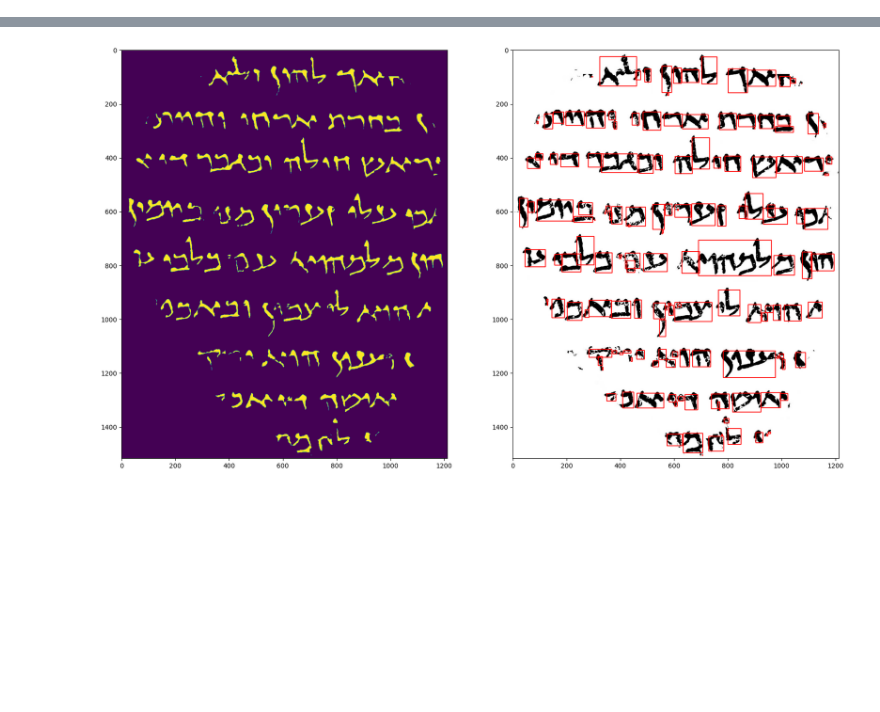
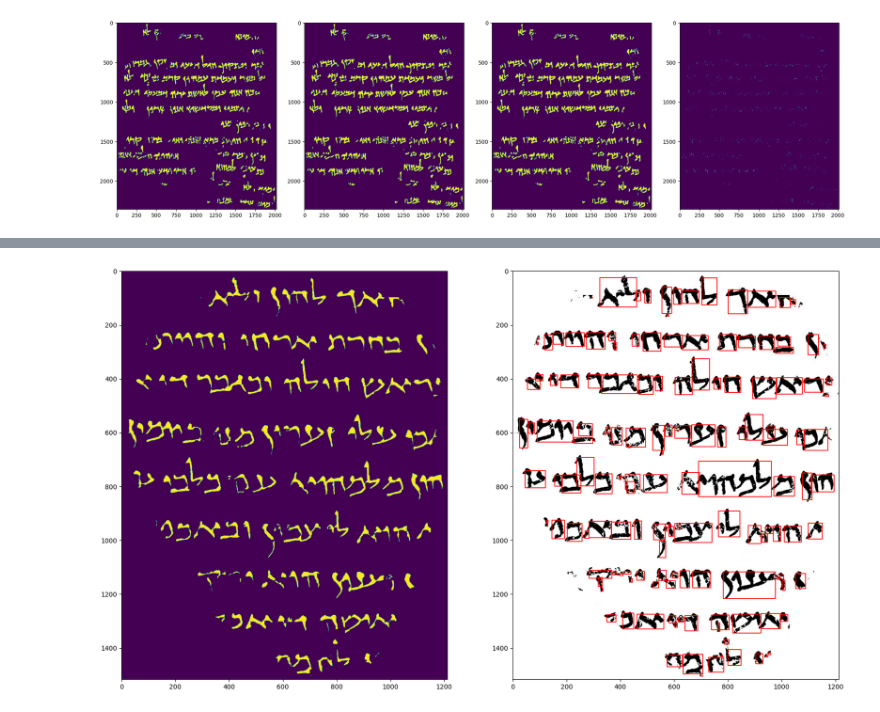
Before and after one commit to daniel-macrae/HandwritingRecognition-2023, a Jupyter notebook: Dan's Stuff/dan_seg.ipynb, the cells around one changed output, grey strips where cells are left out. Saved outputs shown, nothing was run; the diff lists cells and outputs as text; code cells hidden in the pictures; blank space fills up the shorter version.

```diff
--- a/Dan's Stuff/dan_seg.ipynb
+++ b/Dan's Stuff/dan_seg.ipynb
@@ -66,3 +56,26 @@ plt.show()
+# %%
+from skimage import morphology
+
+
+gray_img = cv2.imread('image-data\P342-Fg001-R-C01-R01-binarized.jpg', cv2.IMREAD_GRAYSCALE)
+gray_img = whitespaceRemover(img=gray_img, padding=20)
+im = cv2.bitwise_not(gray_img)
+#im = cv2.GaussianBlur(im, (21, 21), cv2.BORDER_DEFAULT)
+
+radius = 3
+fig, (ax1, ax2, ax3, ax4) = plt.subplots(1, 4, figsize=(20,12))
+
+im_open = morphology.closing(im, morphology.disk(radius))
+im_recon = morphology.reconstruction(im, im_open, method='dilation')
+
+
+ax1.imshow(im)
+ax2.imshow(im_open)
+ax3.imshow(im_recon)
+ax4.imshow(im_recon - im)
+plt.tight_layout()
+# %% [output]
+[figure, added]
 # %%
 import cv2
 from data_management.augmentation.commonAug import whitespaceRemover
```
Also changed, not shown: parts of 5 cells of this notebook, 3 other files.
